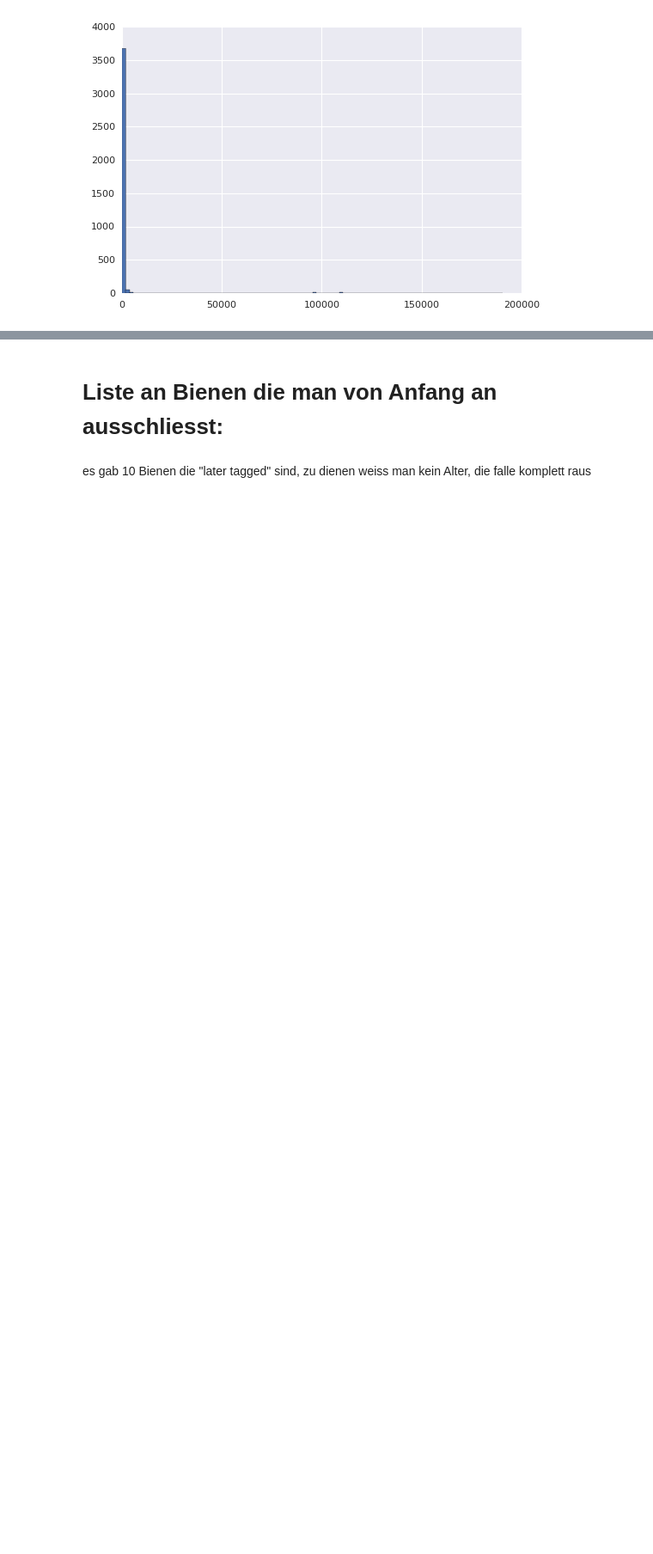
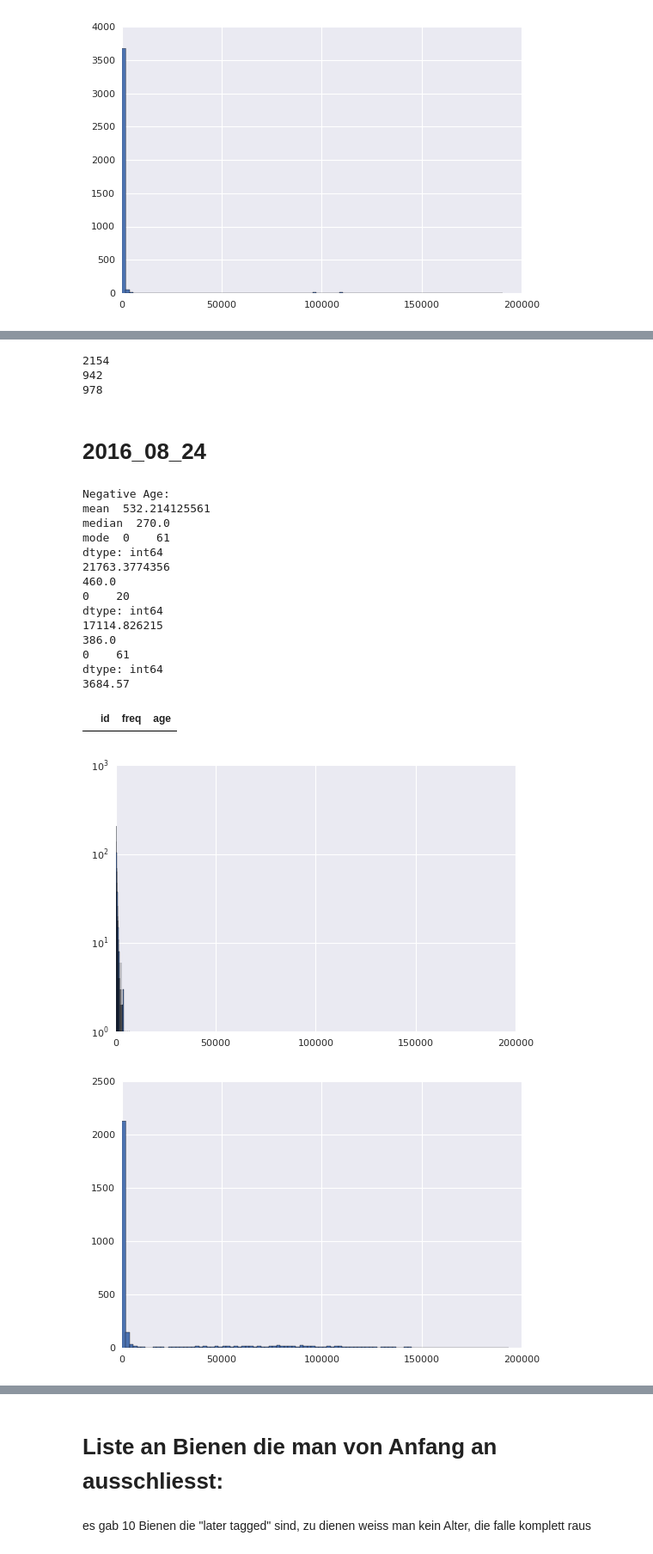
Before and after one commit to aschle/bees-sna, a Jupyter notebook: bib/FrequencyDistributionIDS.ipynb, the cells around one changed output, grey strips where cells are left out. Shown: that part at 86% size. Cells and saved outputs as stored; diff of their text form; code cells hidden in the pictures; blank space fills up the shorter version.

```diff
--- a/bib/FrequencyDistributionIDS.ipynb
+++ b/bib/FrequencyDistributionIDS.ipynb
@@ -377,0 +496,8 @@ f.query('freq >= 2135').id.to_csv('IDlist_2016-09-02_95conf_24h.csv')
+# %%
+print(len(f.query('age >= 0 & freq < 4113')))
+print(len(f.query('age < 0 & freq < 4113')))
+print(len(f.query('freq >= 4113')))
+# %% [output]
+2154
+942
+978
@@ -377,0 +506,31 @@ f.query('freq >= 2135').id.to_csv('IDlist_2016-09-02_95conf_24h.csv')
+# %% [markdown]
+# 2016_08_24
+# %%
+f = pd.read_csv("ID_frequencies_2016-08-24_95conf_24h.csv", header=None, names=['id', 'freq'])
+
+start_dt1 = datetime.datetime.strptime("2016-08-24", "%Y-%m-%d").replace(tzinfo=pytz.UTC)
+
+addAge(f, start_dt1)
+f= plotHist(f, ex)
+
+print(np.percentile(f[f.age < 0].freq, q=99))
+
+f.query('age < 0 & freq > 10000')
+# %% [output]
+Negative Age:
+mean  532.214125561
+median  270.0
+mode  0    61
+dtype: int64
+21763.3774356
+460.0
+0    20
+dtype: int64
+17114.826215
+386.0
+0    61
+dtype: int64
+3684.57
+|  | id | freq | age |
+[figure, added]
+[figure, added]
```
Also changed, not shown: parts of 20 cells of this notebook.
